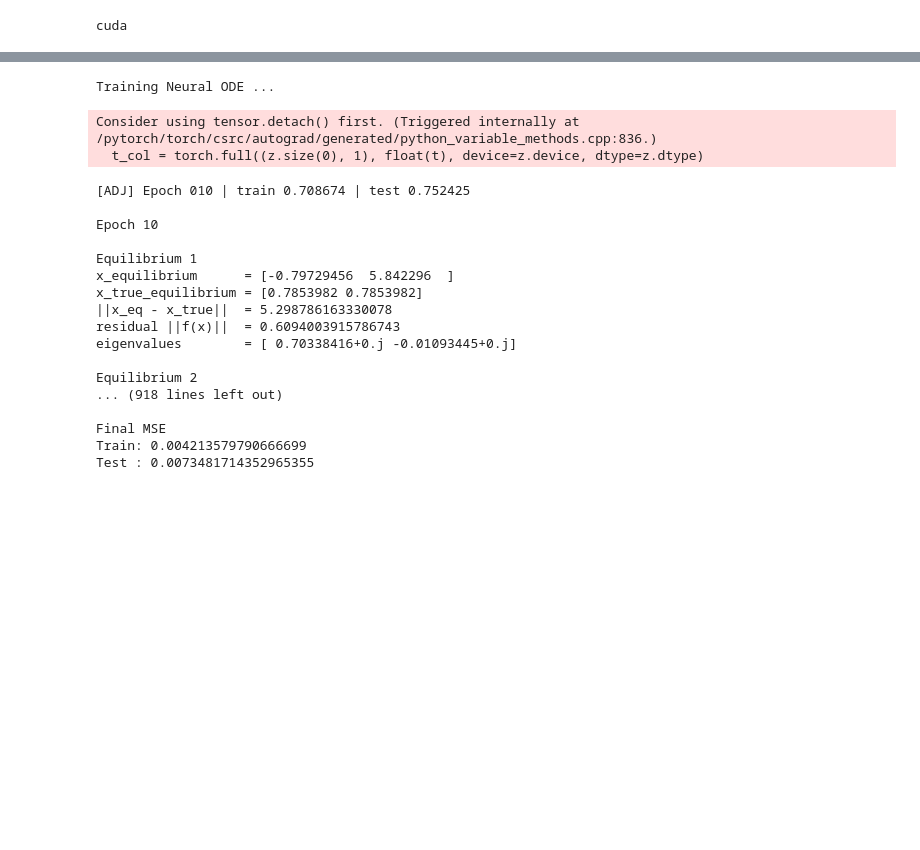
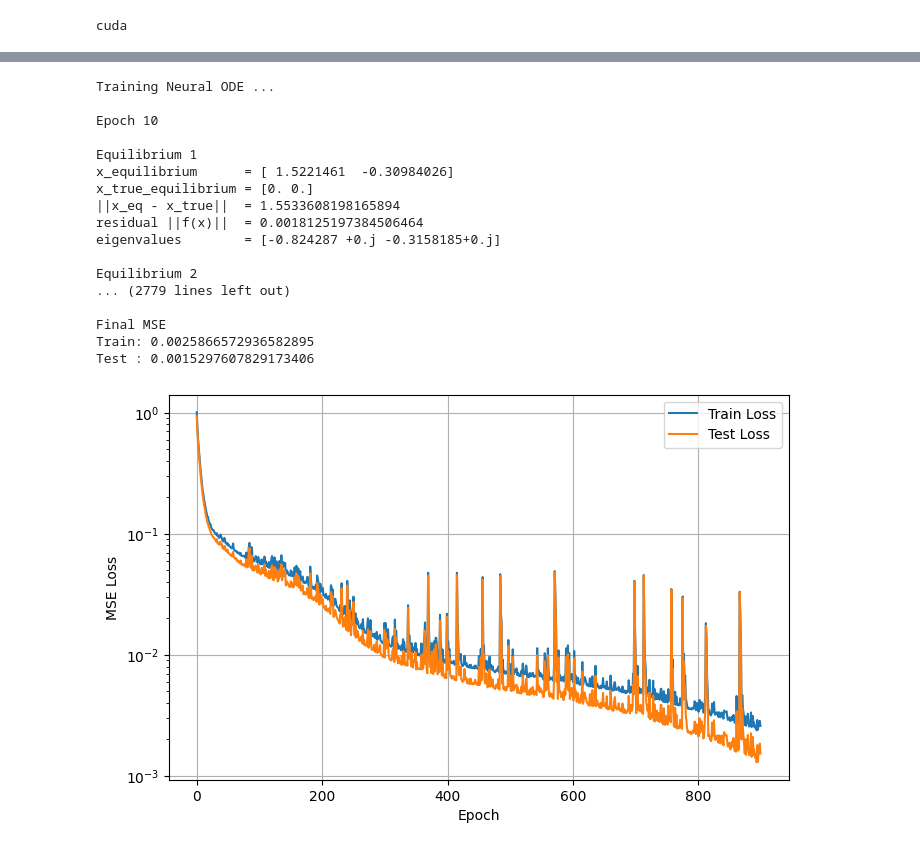
Before and after one commit to xsokolovae1/neural-odes-near-equilibria, a Jupyter notebook: TRAIN_ODES/rabbits_sheep/rabbitsheep.ipynb, the cells around one changed output, grey strips where cells are left out. Cells and saved outputs as stored; diff of their text form; code cells hidden in the pictures; blank space fills up the shorter version.

```diff
--- a/TRAIN_ODES/rabbits_sheep/rabbitsheep.ipynb
+++ b/TRAIN_ODES/rabbits_sheep/rabbitsheep.ipynb
@@ -205,6 +283,12 @@ def analyze_equilibrium(func, epoch, t0=0.0):
 # %%
-def train(model, loader, t_eval, epochs=300, lr=1e-2, clip_grad=5.0, tag="NODE"):
+def train(model, loader, t_eval, epochs=900, lr=1e-3, clip_grad=5.0, tag="NODE"):
     optim = torch.optim.Adam(model.parameters(), lr=lr)
+
+    train_losses = []
+    test_losses = []
+    eq_errors_history = []
+    eigvals_history = []
+    epoch_marks = []
 
     for ep in range(1, epochs + 1):
         model.train()
@@ -219,14 +303,20 @@ def train(model, loader, t_eval, epochs=300, lr=1e-2, clip_grad=5.0, tag="NODE")
                 torch.nn.utils.clip_grad_norm_(model.parameters(), clip_grad)
             optim.step()
 
+        tr = evaluate(model, train_load, t_eval)
+        te = evaluate(model, test_load, t_eval)
+
+        train_losses.append(tr)
+        test_losses.append(te)
+
         if ep % 10 == 0:
-            tr = evaluate(model, train_load, t_eval)
-            te = evaluate(model, test_load, t_eval)
+            eq_errors, eigvals_all = analyze_equilibrium(model.func, epoch=ep, t0=0.0)
+            eq_errors_history.append(eq_errors)
+            eigvals_history.append(eigvals_all)
+            epoch_marks.append(ep)
 
             print(f"[{tag}] Epoch {ep:03d} | train {tr:.6f} | test {te:.6f}")
-            analyze_equilibrium(model.func, epoch=ep, t0=0.0)
-
-    return model
+    return model, train_losses, test_losses, eq_errors_history, eigvals_history, epoch_marks
 # %%
 
 
@@ -234,36 +324,33 @@ func_adj = ODEmodel().to(device)
 node_adj = NeuralODE(func_adj, use_adjoint=True).to(device)
 
 print("Training Neural ODE ...")
-node_adj = train(node_adj, train_load, t_eval, tag="ADJ")
+node_adj, train_losses, test_losses, eq_errors_history, eigvals_history, epoch_marks = train(
+    node_adj, train_load, t_eval, tag="ADJ"
+)
 
 print("\nFinal MSE")
 print("Train:", evaluate(node_adj, train_load, t_eval))
 print("Test :", evaluate(node_adj, test_load,  t_eval))
 
-
-
 torch.save({
     "model_state": node_adj.state_dict(),
     "func_state": node_adj.func.state_dict(),
 }, "node_adj.pth")
 # %% [output]
 Training Neural ODE ...
+
+Epoch 10
+
+Equilibrium 1
+x_equilibrium      = [ 1.5221461  -0.30984026]
+x_true_equilibrium = [0. 0.]
+||x_eq - x_true||  = 1.5533608198165894
+residual ||f(x)||  = 0.0018125197384506464
+eigenvalues        = [-0.824287 +0.j -0.3158185+0.j]
+
+Equilibrium 2
+... (2779 lines left out)
+
+Final MSE
+Train: 0.0025866572936582895
+Test : 0.0015297607829173406
-Consider using tensor.detach() first. (Triggered internally at /pytorch/torch/csrc/autograd/generated/python_variable_methods.cpp:836.)
-  t_col = torch.full((z.size(0), 1), float(t), device=z.device, dtype=z.dtype)
-[ADJ] Epoch 010 | train 0.708674 | test 0.752425
-
-Epoch 10
-
-Equilibrium 1
-x_equilibrium      = [-0.79729456  5.842296  ]
-x_true_equilibrium = [0.7853982 0.7853982]
-||x_eq - x_true||  = 5.298786163330078
-residual ||f(x)||  = 0.6094003915786743
-eigenvalues        = [ 0.70338416+0.j -0.01093445+0.j]
-
-Equilibrium 2
-... (918 lines left out)
-
-Final MSE
-Train: 0.004213579790666699
-Test : 0.0073481714352965355
@@ -309,0 +374,12 @@ torch.save({
+# %%
+plt.figure(figsize=(8,5))
+plt.plot(train_losses, label="Train Loss")
+plt.plot(test_losses, label="Test Loss")
+plt.yscale("log")
+plt.xlabel("Epoch")
+plt.ylabel("MSE Loss")
+plt.legend()
+plt.grid()
+plt.show()
+# %% [output]
+[figure, added]
```
Also changed, not shown: parts of 11 cells of this notebook, 10 other files.
